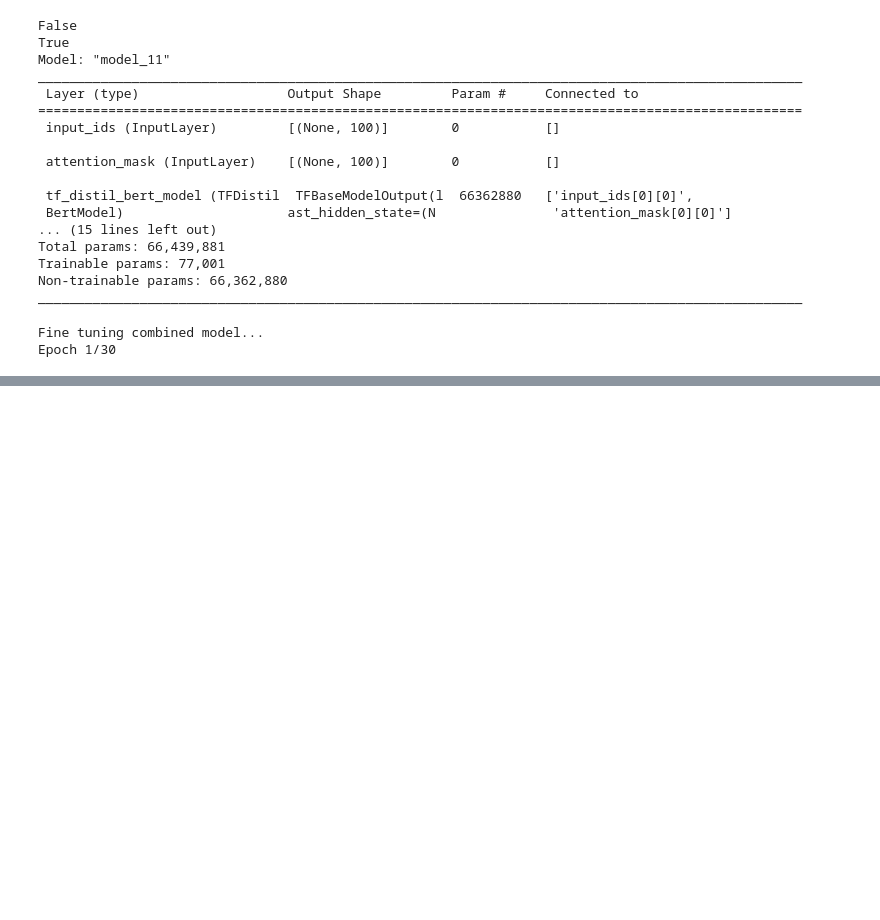
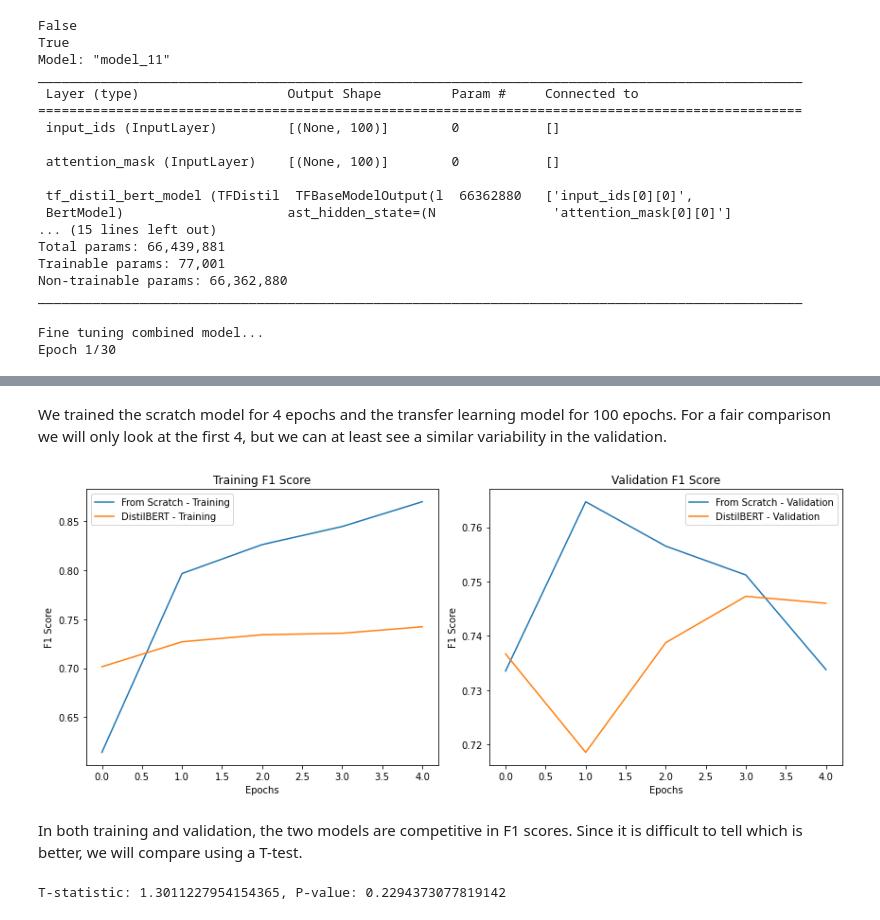
Before and after one commit to raneyoliver/CS8321Labs-public, a Jupyter notebook: lab2/lab2_sc0306 - Copy.ipynb, the cells around one changed output, grey strips where cells are left out. Drawn from its saved outputs; the diff is of its cells as text; code cells hidden in the pictures; blank space fills up the shorter version.

```diff
--- a/lab2/lab2_sc0306 - Copy.ipynb
+++ b/lab2/lab2_sc0306 - Copy.ipynb
@@ -901,0 +948,42 @@ xx
+# %% [markdown]
+We trained the scratch model for 4 epochs and the transfer learning model for 100 epochs. For a fair comparison we will only look at the first 4, but we can at least see a similar variability in the validation.
+# %%
+# Ensure both DataFrames have the same number of epochs
+min_epochs = min(len(df1), len(df2))
+df1 = df1.head(min_epochs)
+df2 = df2.head(min_epochs)
+
+# Visualization
+plt.figure(figsize=(12, 5))
+
+# Training F1
+plt.subplot(1, 2, 1)
+plt.plot(df1['f1_m'], label='From Scratch - Training')
+plt.plot(df2['f1_m'], label='DistilBERT - Training')
+plt.title('Training F1 Score')
+plt.xlabel('Epochs')
+plt.ylabel('F1 Score')
+plt.legend()
+
+# Validation F1
+plt.subplot(1, 2, 2)
+plt.plot(df1['val_f1_m'], label='From Scratch - Validation')
+plt.plot(df2['val_f1_m'], label='DistilBERT - Validation')
+plt.title('Validation F1 Score')
+plt.xlabel('Epochs')
+plt.ylabel('F1 Score')
+plt.legend()
+
+plt.tight_layout()
+plt.show()
+# %% [output]
+[figure, added]
+# %% [markdown]
+In both training and validation, the two models are competitive in F1 scores. Since it is difficult to tell which is better, we will compare using a T-test.
+# %%
+# Statistical Analysis
+# Compare F1 scores using t-test
+t_stat, p_val = ttest_ind(df1['val_f1_m'], df2['val_f1_m'])
+print(f"T-statistic: {t_stat}, P-value: {p_val}")
+# %% [output]
+T-statistic: 1.3011227954154365, P-value: 0.2294373077819142
```
Also changed, not shown: parts of 20 cells of this notebook.
